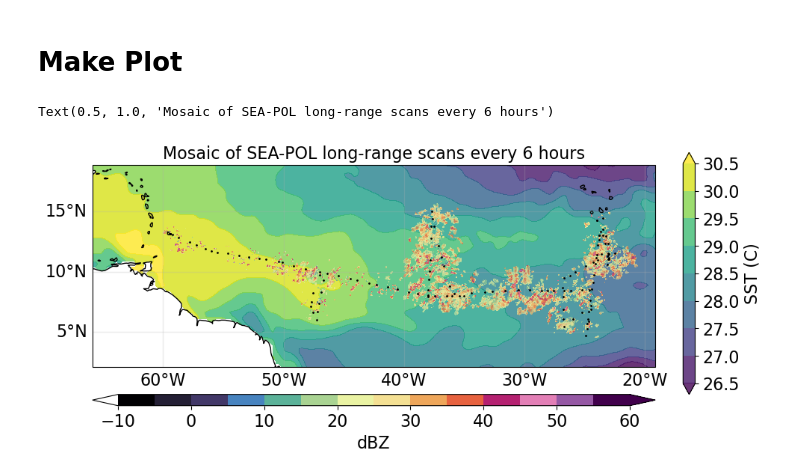
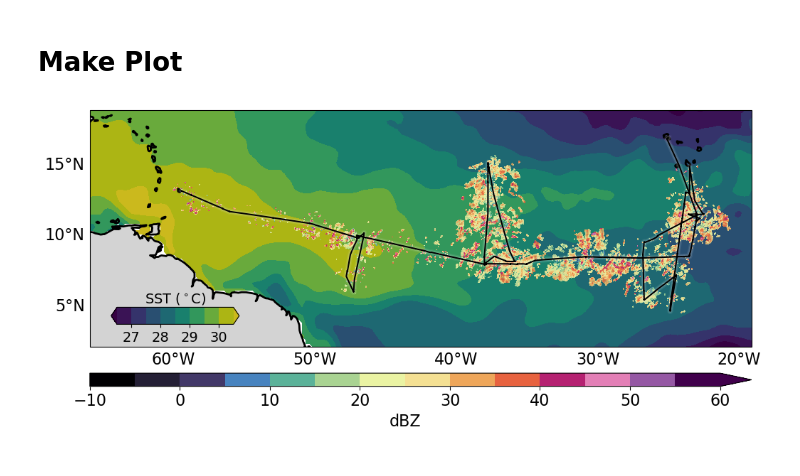
Before and after one commit to allison-wing/PICCOLO, a Jupyter notebook: plot_seapol_mosaic.ipynb, the cells around one changed output. Saved outputs shown, nothing was run; the diff lists cells and outputs as text; code cells hidden in the pictures.

Commit message:
updating colors

```diff
--- a/plot_seapol_mosaic.ipynb
+++ b/plot_seapol_mosaic.ipynb
@@ -45,0 +63,3 @@ discrete_mask_cmap
+# %%
+dimmer_viridis = dim_colormap('viridis', dim_factor=0.8, sat_factor=1)
+dimmer_viridis
@@ -46,3 +70,7 @@ discrete_mask_cmap
+# %%
+#Open ship data
+#CID: QmSSrT1UdtocfQS5yWSHFEJwJjqcNXjq2F1QfvNgLuEqSN
+DSHIP= xr.open_dataset('ipns://latest.orcestra-campaign.org/products/METEOR/DShip.zarr',engine='zarr')
 # %% [markdown]
 # Read in SEA-POL data
 # %%
@@ -211,39 +239,60 @@ np.nanmin(sst_mean.sst.values), np.nanmax(sst_mean.sst.values)
 # %%
 fig, ax = plt.subplots(figsize=(12,6),subplot_kw={'projection': ccrs.PlateCarree()})
 
-gl = ax.gridlines(crs=ccrs.PlateCarree(),draw_labels=True,linewidth=1,alpha = 0.25)
+gl = ax.gridlines(crs=ccrs.PlateCarree(),draw_labels=True,linewidth=0,alpha = 0.25)
+ax.coastlines(resolution = '50m',alpha=1.0,linewidth=2)
+ax.add_feature(cfeature.LAND, facecolor='lightgray')
 gl.top_labels = False
 gl.right_labels = False
 gl.xlocator = mticker.FixedLocator([-60, -50, -40, -30, -20, -10, 0, 10])
 gl.ylocator = mticker.FixedLocator([0, 5, 10, 15, 20, 25, 30])
 gl.xformatter = LONGITUDE_FORMATTER
 gl.yformatter = LATITUDE_FORMATTER
 gl.xlabel_style = {'size': 16}
 gl.ylabel_style = {'size': 16}
 
 # Plot SST
-im1 = ax.contourf(sst_mean.lon, sst_mean.lat, sst_mean.sst[0,:,:], vmin=26.5, vmax=30.5, levels=np.linspace(26.5,30.5,9), cmap='viridis', alpha = 0.8,extend='both')
-cbar = plt.colorbar(im1, ax=ax, orientation='vertical',pad=0.04, shrink=0.7)
-cbar.ax.tick_params(labelsize=16)
-cbar.set_label('SST (C)', fontsize=16)
+im1 = ax.contourf(sst_mean.lon, sst_mean.lat, sst_mean.sst[0,:,:], vmin=26.5, vmax=30.5, levels=np.linspace(26.5,30.5,9), cmap=dimmer_viridis,extend='both')
+#cbar = plt.colorbar(im1, ax=ax, orientation='vertical',pad=0.04, shrink=0.6)
+#cbar.ax.tick_params(labelsize=16)
+#cbar.set_label(r'SST ($^\circ$C)', fontsize=16)
+
+# Plot ship track with a glowing effect
+for glow_width, glow_alpha in zip([2, 4, 6], [0.2, 0.12, 0.07]):
+    ax.plot(DSHIP.lon, DSHIP.lat, color='white', linewidth=glow_width, alpha=glow_alpha, zorder=10)
+# Main line on top
+ax.plot(DSHIP.lon, DSHIP.lat, color='black', linewidth=1.5, zorder=11)
 
 # Plot reflectivity mosaic
-im = ax.contourf(seapol.longitude[61,:,:], seapol.latitude[61,:,:],dbz4[61,:,:],vmin=-10, vmax=60, levels = np.linspace(-10,60,15), cmap=discrete_mask_cmap, extend = 'both')
-plt.plot(seapol.longitude[61,245,245], seapol.latitude[61,245,245], 'ko', markersize=1)
+im = ax.contourf(seapol.longitude[61,:,:], seapol.latitude[61,:,:],dbz4[61,:,:],vmin=-10, vmax=60, levels = np.linspace(-10,60,15), cmap=discrete_mask_cmap, extend = 'max')
+#plt.plot(seapol.longitude[61,245,245], seapol.latitude[61,245,245], 'ko', markersize=1)
 interval = 36 #interval of time steps to plot (72 -> 12 hours)
 for n in range(0, 127):
-    ax.contourf(seapol.longitude[61+interval*n,:,:], seapol.latitude[61+interval*n,:,:],dbz4[61+interval*n,:,:],vmin=-10, vmax=60, levels = np.linspace(-10,60,15), cmap=discrete_mask_cmap, alpha=0.5)
-    plt.plot(seapol.longitude[61+interval*n,245,245], seapol.latitude[61+interval*n,245,245], 'ko', markersize=1)
-ax.contourf(seapol.longitude[-1,:,:], seapol.latitude[-1,:,:],dbz4[-1,:,:],vmin=-10, vmax=60, levels = np.linspace(-10,60,15), cmap=discrete_mask_cmap, alpha=0.5)
-plt.plot(seapol.longitude[-1,245,245], seapol.latitude[-1,245,245], 'ko', markersize=1)
+    ax.contourf(seapol.longitude[61+interval*n,:,:], seapol.latitude[61+interval*n,:,:],dbz4[61+interval*n,:,:],vmin=-10, vmax=60, levels = np.linspace(-10,60,15), cmap=discrete_mask_cmap,alpha=0.75)
+    #plt.plot(seapol.longitude[61+interval*n,245,245], seapol.latitude[61+interval*n,245,245], 'ko', markersize=1)
+ax.contourf(seapol.longitude[-1,:,:], seapol.latitude[-1,:,:],dbz4[-1,:,:],vmin=-10, vmax=60, levels = np.linspace(-10,60,15), cmap=discrete_mask_cmap,alpha=0.75)
+#plt.plot(seapol.longitude[-1,245,245], seapol.latitude[-1,245,245], 'ko', markersize=1)
+
+# Plot ship track
+#plt.plot(DSHIP.lon, DSHIP.lat, 'k-', linewidth=2)
 
 #add colorbar
 cbar = plt.colorbar(im, ax=ax, orientation='horizontal',pad=0.08,aspect=50)
 cbar.ax.tick_params(labelsize=16)
 cbar.set_label('dBZ', fontsize=16)
 ax.coastlines()
 
-plt.title('Mosaic of SEA-POL long-range scans every 6 hours', fontsize=16)
+cbar_ax = fig.add_axes([0.15, 0.34, 0.15, 0.04])  # [left, bottom, width, height] in figure fraction
+cbar = plt.colorbar(im1, cax=cbar_ax, orientation='horizontal')
+cbar.ax.xaxis.set_label_position('top')
+cbar.ax.xaxis.set_ticks_position('bottom')
+cbar.set_label(r'SST ($^\circ$C)',fontsize=14)  #add a label to the colorbar
+cbar.set_ticks(np.linspace(27,30,4))
+cbar.set_ticklabels([f'{x:2.0f}' for x in np.linspace(27,30,4)],fontsize=14)
+
+#plt.title('Mosaic of SEA-POL long-range scans every 6 hours', fontsize=16)
+
+## Save plot
+plt.savefig('../../figures/Fig_seapol_mosaic_SST.png', bbox_inches='tight', dpi=300)
 # %% [output]
-Text(0.5, 1.0, 'Mosaic of SEA-POL long-range scans every 6 hours')
-[figure, old version]
+[figure, new version]
```
Also changed, not shown: parts of 4 cells of this notebook.
